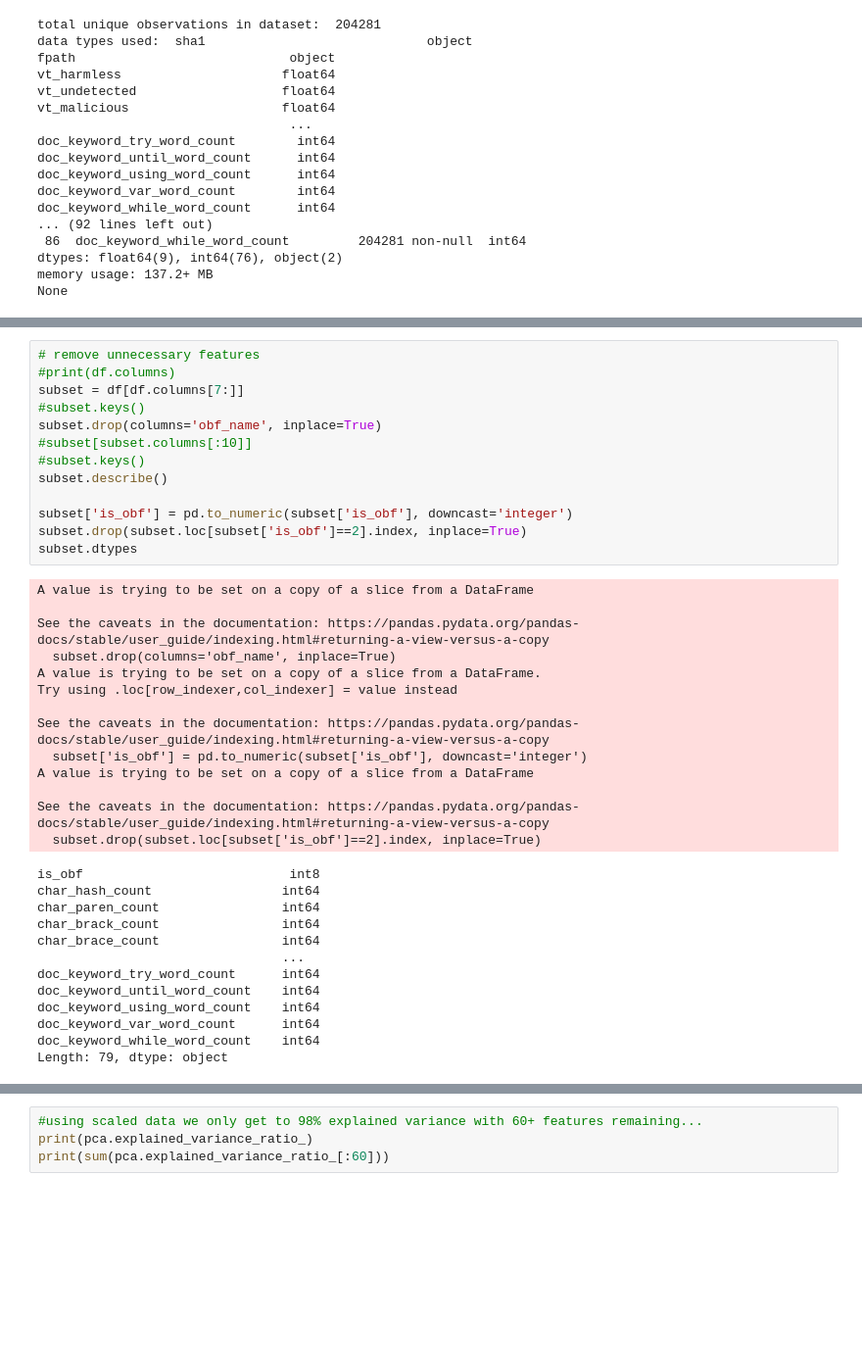
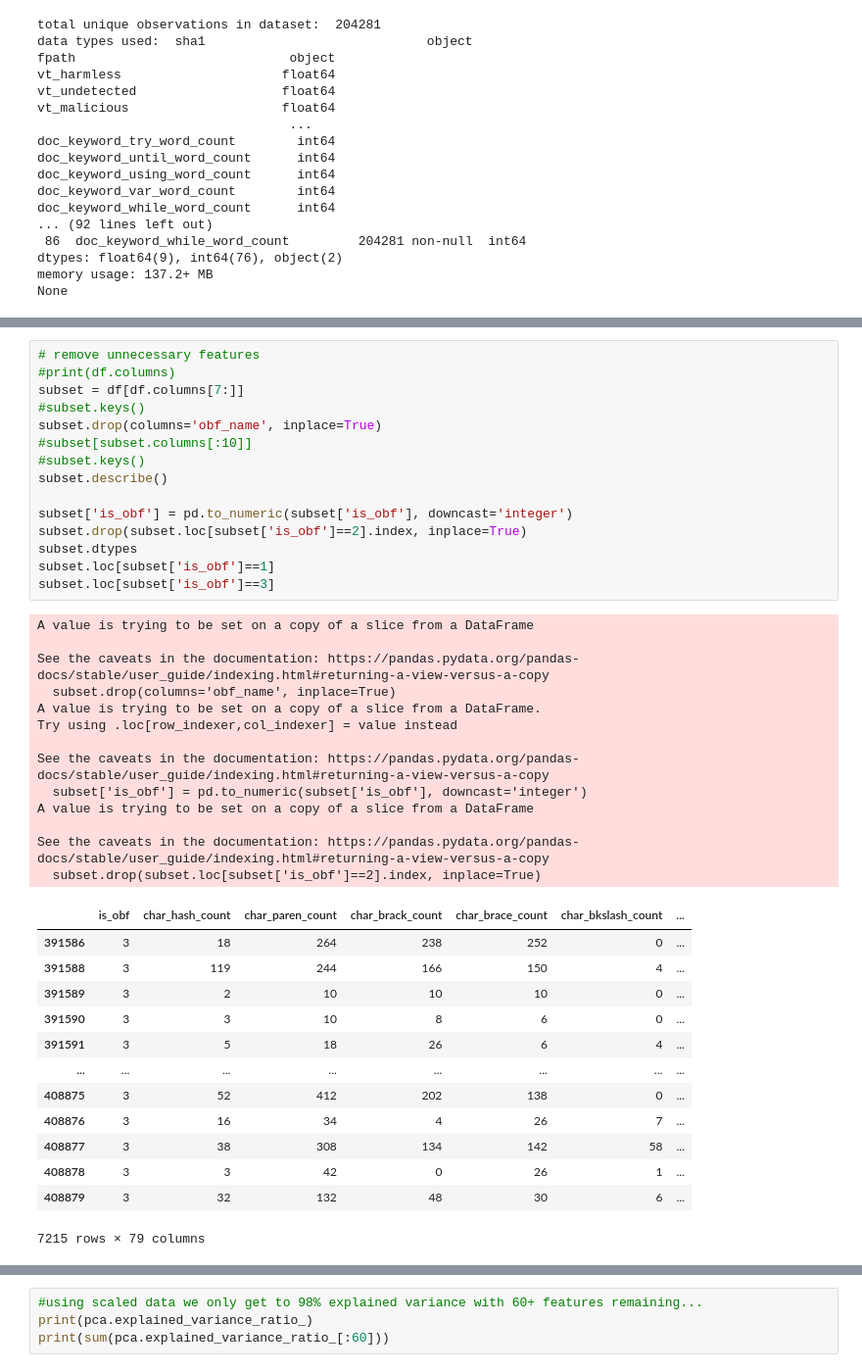
Before and after one commit to bx-lr/ps_obf_ml, a Jupyter notebook: labs/01_lab.ipynb, the cells around one changed output, grey strips where cells are left out. Shown at 98% size. Drawn from its saved outputs; the diff is of its cells as text; blank space fills up the shorter version.

```diff
--- a/labs/01_lab.ipynb
+++ b/labs/01_lab.ipynb
@@ -120,42 +79,45 @@ You should consider upgrading via the 'C:\Users\research_laptop\AppData\Local\Mi
 # %%
 # remove unnecessary features
 #print(df.columns)
 subset = df[df.columns[7:]]
 #subset.keys()
 subset.drop(columns='obf_name', inplace=True)
 #subset[subset.columns[:10]]
 #subset.keys()
 subset.describe()
 
 subset['is_obf'] = pd.to_numeric(subset['is_obf'], downcast='integer')
 subset.drop(subset.loc[subset['is_obf']==2].index, inplace=True)
 subset.dtypes
+subset.loc[subset['is_obf']==1]
+subset.loc[subset['is_obf']==3]
 # %% [output]
 A value is trying to be set on a copy of a slice from a DataFrame
 
 See the caveats in the documentation: https://pandas.pydata.org/pandas-docs/stable/user_guide/indexing.html#returning-a-view-versus-a-copy
   subset.drop(columns='obf_name', inplace=True)
 A value is trying to be set on a copy of a slice from a DataFrame.
 Try using .loc[row_indexer,col_indexer] = value instead
 
 See the caveats in the documentation: https://pandas.pydata.org/pandas-docs/stable/user_guide/indexing.html#returning-a-view-versus-a-copy
   subset['is_obf'] = pd.to_numeric(subset['is_obf'], downcast='integer')
 A value is trying to be set on a copy of a slice from a DataFrame
 
 See the caveats in the documentation: https://pandas.pydata.org/pandas-docs/stable/user_guide/indexing.html#returning-a-view-versus-a-copy
   subset.drop(subset.loc[subset['is_obf']==2].index, inplace=True)
+|  | is_obf | char_hash_count | char_paren_count | char_brack_count | char_brace_count | char_bkslash_count | ... |
+| 391586 | 3 | 18 | 264 | 238 | 252 | 0 | ... |
+| 391588 | 3 | 119 | 244 | 166 | 150 | 4 | ... |
+| 391589 | 3 | 2 | 10 | 10 | 10 | 0 | ... |
+| 391590 | 3 | 3 | 10 | 8 | 6 | 0 | ... |
+| 391591 | 3 | 5 | 18 | 26 | 6 | 4 | ... |
+| ... | ... | ... | ... | ... | ... | ... | ... |
+| 408875 | 3 | 52 | 412 | 202 | 138 | 0 | ... |
+| 408876 | 3 | 16 | 34 | 4 | 26 | 7 | ... |
+| 408877 | 3 | 38 | 308 | 134 | 142 | 58 | ... |
+| 408878 | 3 | 3 | 42 | 0 | 26 | 1 | ... |
+| 408879 | 3 | 32 | 132 | 48 | 30 | 6 | ... |
-is_obf                           int8
-char_hash_count                 int64
-char_paren_count                int64
-char_brack_count                int64
-char_brace_count                int64
-                                ...
-doc_keyword_try_word_count      int64
-doc_keyword_until_word_count    int64
-doc_keyword_using_word_count    int64
-doc_keyword_var_word_count      int64
-doc_keyword_while_word_count    int64
-Length: 79, dtype: object
+7215 rows × 79 columns
 # %%
 
 samples = subset.sample(n=10000)
```
Also changed, not shown: parts of 10 cells of this notebook, 1 other file.
